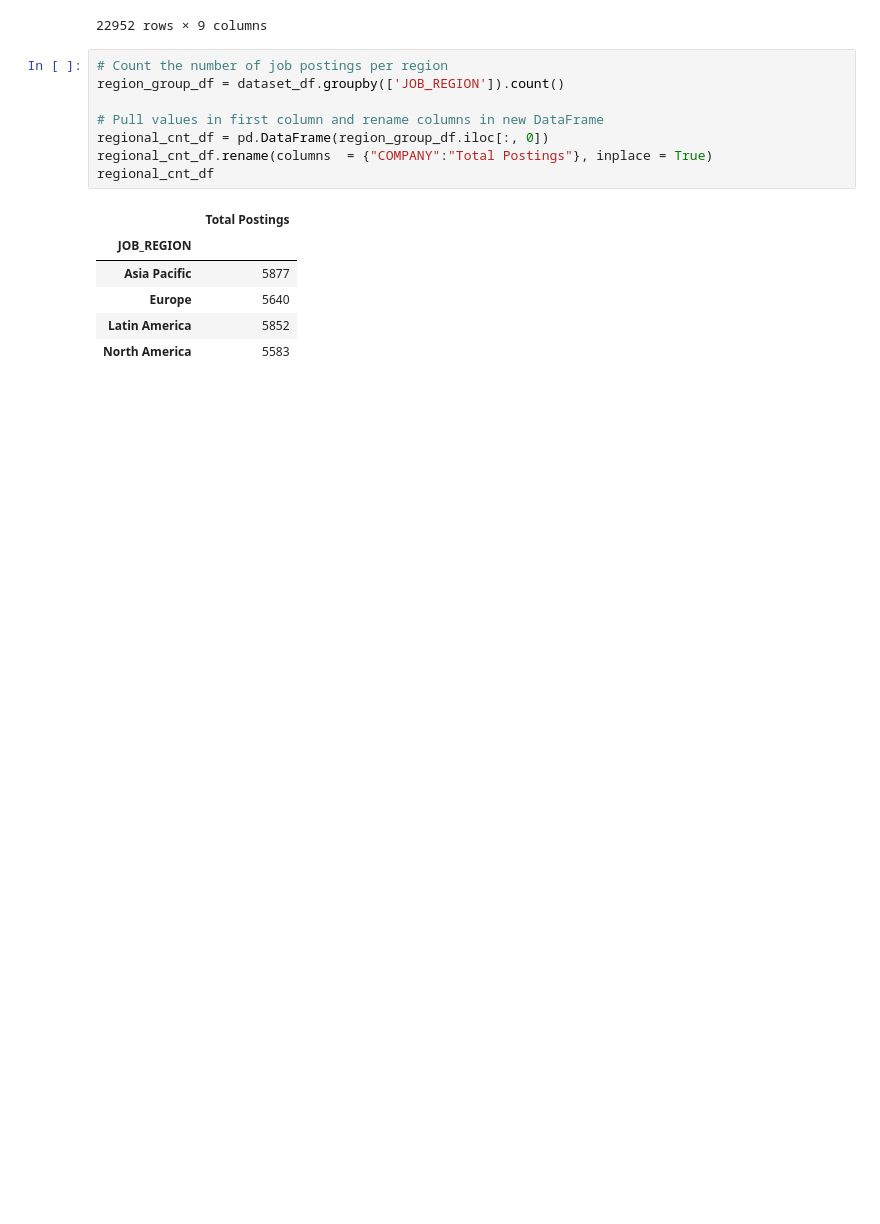
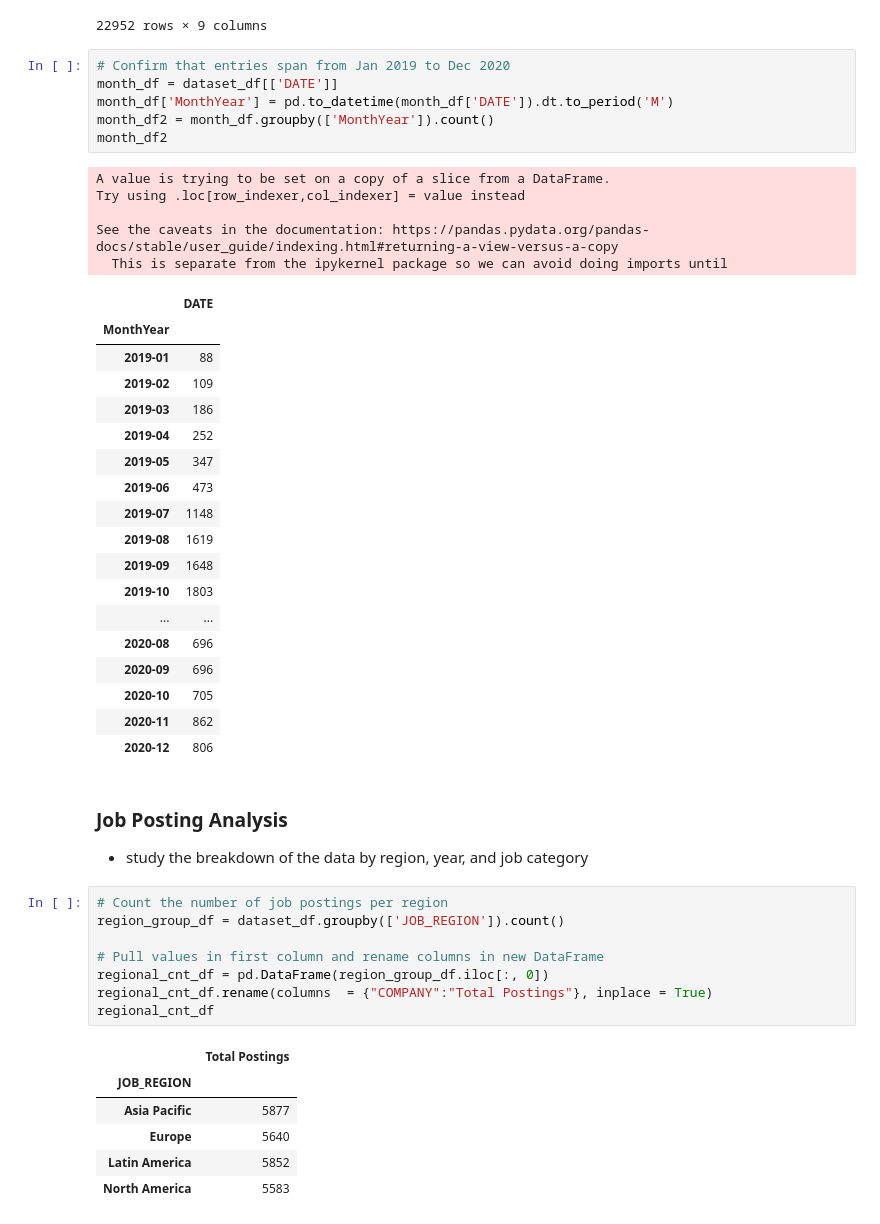
Before and after one commit to bminhas01/job-slots-case-study, a Jupyter notebook: Analysis.ipynb, the cells around one changed output. Cells and saved outputs as stored; diff of their text form; blank space fills up the shorter version.

```diff
--- a/Analysis.ipynb
+++ b/Analysis.ipynb
@@ -148,6 +172,39 @@ dataset_df
 | 22950 | Company_ABC | 2020-12-31 | 8028.0 | Marketing | North America | 520.0 | 2653.0 | 61.0 | ... |
 | 22951 | Company_ABC | 2020-12-31 | 16561.0 | Sales | Asia Pacific | 431.0 | 1.0 | 1.0 | ... |
 22952 rows × 9 columns
+# %%
+# Confirm that entries span from Jan 2019 to Dec 2020
+month_df = dataset_df[['DATE']]
+month_df['MonthYear'] = pd.to_datetime(month_df['DATE']).dt.to_period('M')
+month_df2 = month_df.groupby(['MonthYear']).count()
+month_df2
+# %% [output]
+A value is trying to be set on a copy of a slice from a DataFrame.
+Try using .loc[row_indexer,col_indexer] = value instead
+
+See the caveats in the documentation: https://pandas.pydata.org/pandas-docs/stable/user_guide/indexing.html#returning-a-view-versus-a-copy
+  This is separate from the ipykernel package so we can avoid doing imports until
+|  | DATE |
+| MonthYear |  |
+| 2019-01 | 88 |
+| 2019-02 | 109 |
+| 2019-03 | 186 |
+| 2019-04 | 252 |
+| 2019-05 | 347 |
+| 2019-06 | 473 |
+| 2019-07 | 1148 |
+| 2019-08 | 1619 |
+| 2019-09 | 1648 |
+| 2019-10 | 1803 |
+| ... | ... |
+| 2020-08 | 696 |
+| 2020-09 | 696 |
+| 2020-10 | 705 |
+| 2020-11 | 862 |
+| 2020-12 | 806 |
+# %% [markdown]
+### Job Posting Analysis
+* study the breakdown of the data by region, year, and job category
 # %%
 # Count the number of job postings per region
 region_group_df = dataset_df.groupby(['JOB_REGION']).count()
```
Also changed, not shown: parts of 20 cells of this notebook.
